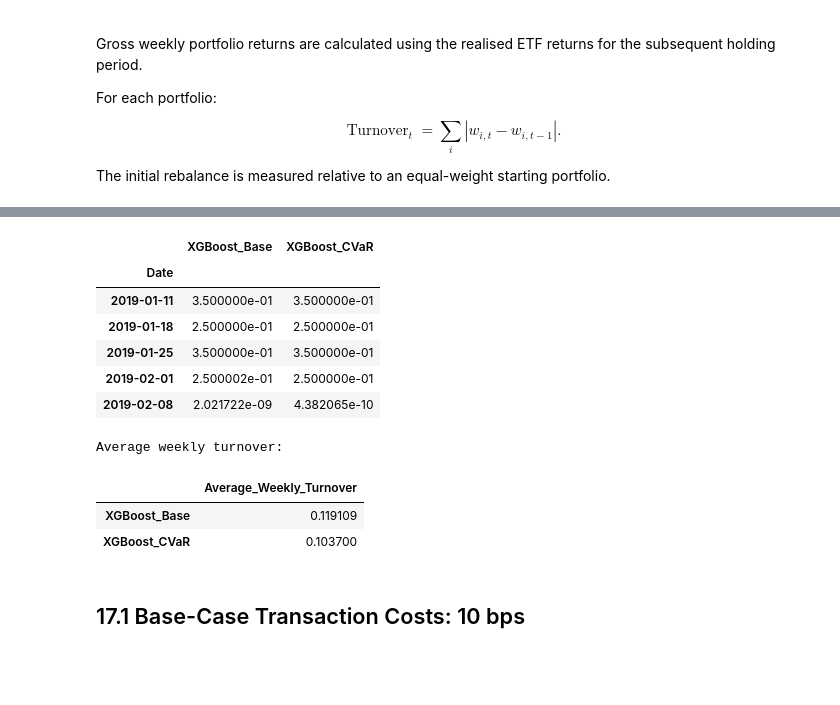
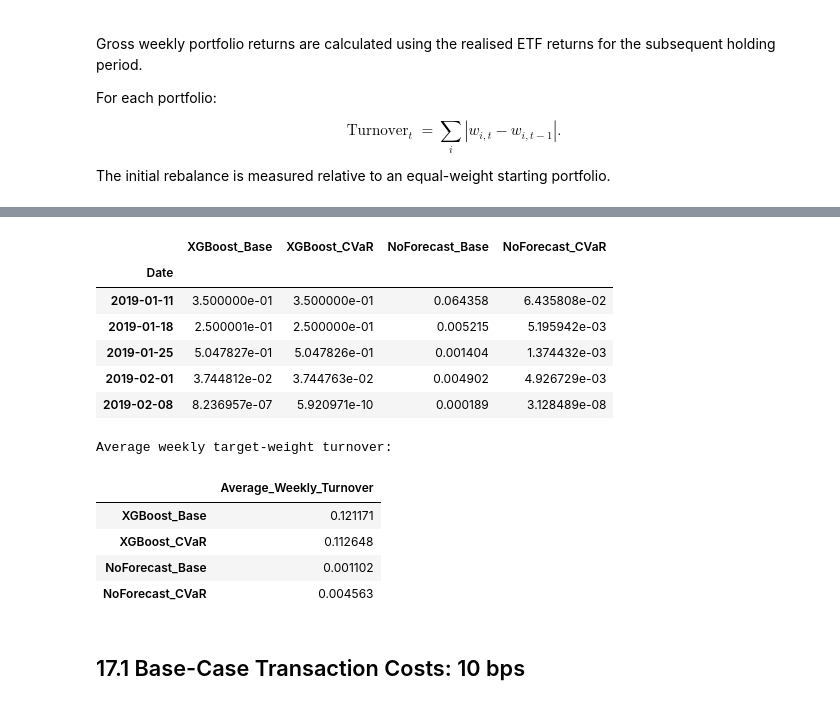
Before and after one commit to VDS2k22/cvar-aware-portfolio-allocation, a Jupyter notebook: notebooks/MScFE_690_CVaR_Transaction_Costs.ipynb, the cells around one changed output, grey strips where cells are left out. Cells and saved outputs as stored; diff of their text form; code cells hidden in the pictures; blank space fills up the shorter version.

```diff
--- a/notebooks/MScFE_690_CVaR_Transaction_Costs.ipynb
+++ b/notebooks/MScFE_690_CVaR_Transaction_Costs.ipynb
@@ -1169,36 +1400,38 @@ display(gross_returns.head())
 # %%
 def calculate_turnover(weight_matrix, initial_weights):
     turnover = pd.Series(index=weight_matrix.index, dtype=float)
 
     previous = initial_weights.reindex(weight_matrix.columns).fillna(0.0)
 
     for date, row in weight_matrix.iterrows():
         current = row.fillna(0.0)
         turnover.loc[date] = np.abs(current - previous).sum()
         previous = current
 
     return turnover
 
 
-turnover = pd.DataFrame(index=common_dates)
-turnover["XGBoost_Base"] = calculate_turnover(base_weights, initial_weights)
-turnover["XGBoost_CVaR"] = calculate_turnover(cvar_weights, initial_weights)
+turnover = pd.DataFrame(index=analysis_dates)
+for name, matrix in weight_matrices.items():
+    turnover[name] = calculate_turnover(matrix, initial_weights)
 
 display(turnover.head())
-print("Average weekly turnover:")
+print("Average weekly target-weight turnover:")
 display(turnover.mean().to_frame("Average_Weekly_Turnover"))
 # %% [output]
-|  | XGBoost_Base | XGBoost_CVaR |
-| Date |  |  |
-| 2019-01-11 | 3.500000e-01 | 3.500000e-01 |
-| 2019-01-18 | 2.500000e-01 | 2.500000e-01 |
-| 2019-01-25 | 3.500000e-01 | 3.500000e-01 |
-| 2019-02-01 | 2.500002e-01 | 2.500000e-01 |
-| 2019-02-08 | 2.021722e-09 | 4.382065e-10 |
+|  | XGBoost_Base | XGBoost_CVaR | NoForecast_Base | NoForecast_CVaR |
+| Date |  |  |  |  |
+| 2019-01-11 | 3.500000e-01 | 3.500000e-01 | 0.064358 | 6.435808e-02 |
+| 2019-01-18 | 2.500001e-01 | 2.500000e-01 | 0.005215 | 5.195942e-03 |
+| 2019-01-25 | 5.047827e-01 | 5.047826e-01 | 0.001404 | 1.374432e-03 |
+| 2019-02-01 | 3.744812e-02 | 3.744763e-02 | 0.004902 | 4.926729e-03 |
+| 2019-02-08 | 8.236957e-07 | 5.920971e-10 | 0.000189 | 3.128489e-08 |
-Average weekly turnover:
+Average weekly target-weight turnover:
 |  | Average_Weekly_Turnover |
-| XGBoost_Base | 0.119109 |
-| XGBoost_CVaR | 0.103700 |
+| XGBoost_Base | 0.121171 |
+| XGBoost_CVaR | 0.112648 |
+| NoForecast_Base | 0.001102 |
+| NoForecast_CVaR | 0.004563 |
 # %% [markdown]
 ## 17.1 Base-Case Transaction Costs: 10 bps
 # %%
```
Also changed, not shown: parts of 48 cells of this notebook.
